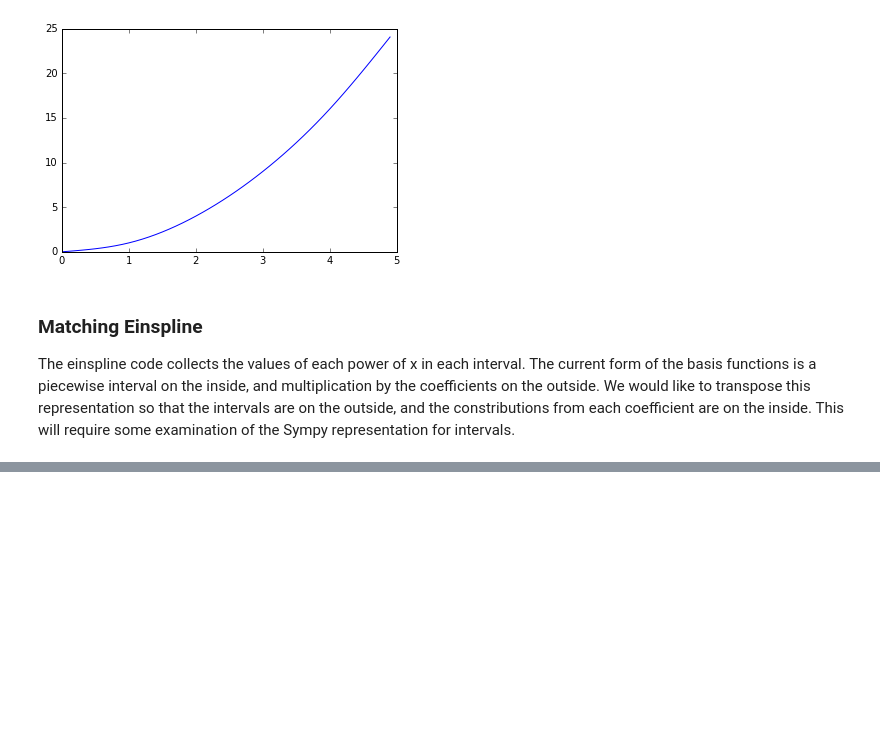
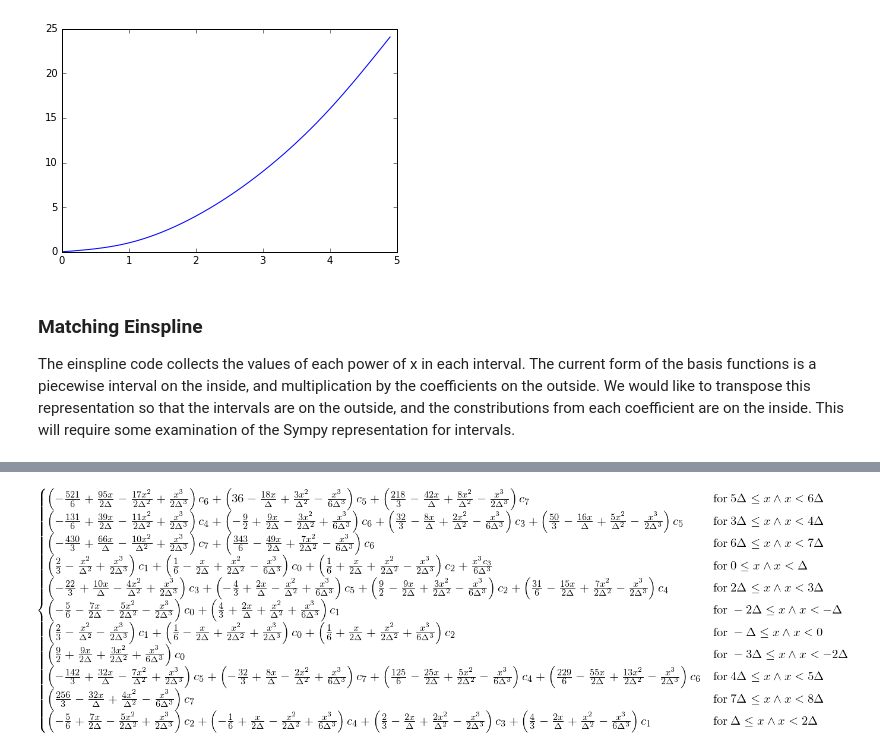
Before and after one commit to QMCPACK/qmc_algorithms, a Jupyter notebook: Wavefunctions/Explain_Bspline.ipynb, the cells around one changed output, grey strips where cells are left out. Cells and saved outputs as stored; diff of their text form; code cells hidden in the pictures; blank space fills up the shorter version.

```diff
--- a/Wavefunctions/Explain_Bspline.ipynb
+++ b/Wavefunctions/Explain_Bspline.ipynb
@@ -249,0 +263,9 @@ for k in knots:
+# %%
+# Now create the spline from the basis functions
+jastrow_cond_map = transpose_interval_and_coefficients(jastrow_sym_basis)
+c = IndexedBase('c',shape=(nknots+3))
+#c = MatrixSymbol('c',nknots+3,1)
+jastrow_spline = recreate_piecewise(jastrow_cond_map, c)
+jastrow_spline
+# %% [output]
+[figure, added]
```
Also changed, not shown: parts of 14 cells of this notebook.
